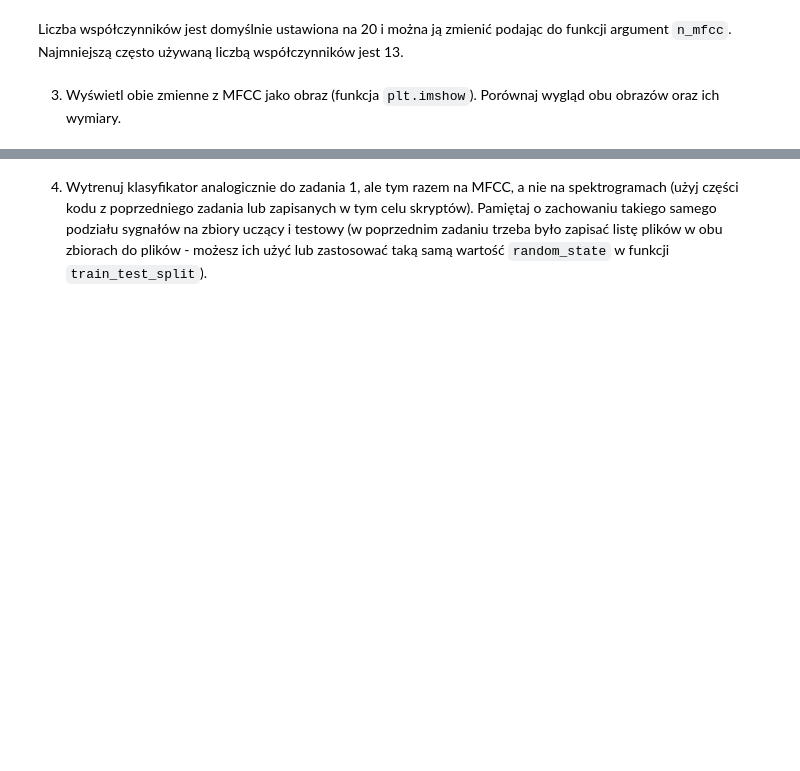
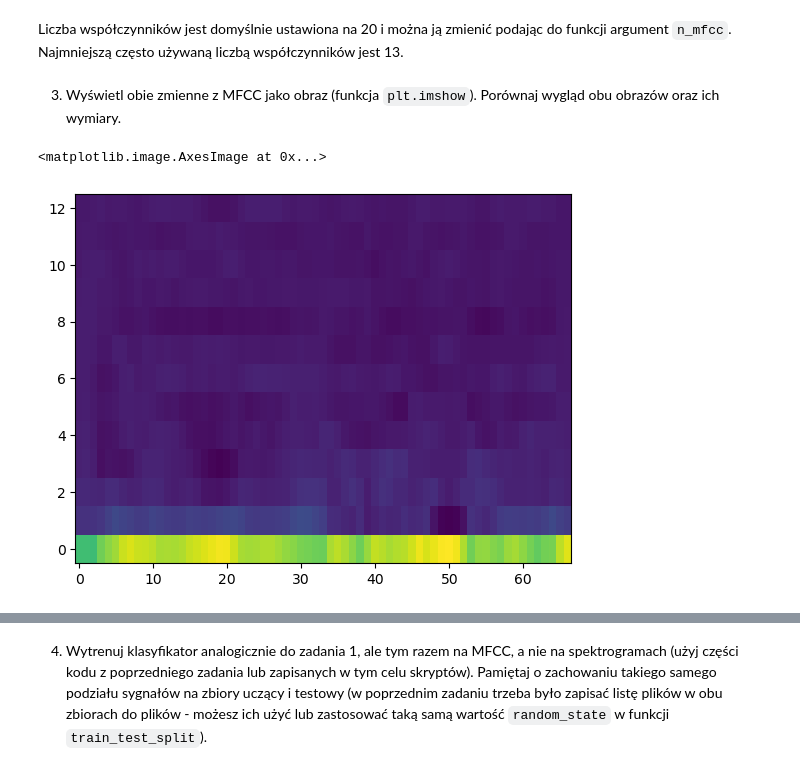
Before and after one commit to matgaj/pum2025, a Jupyter notebook: Lab2/Lab2_zad2_MFCC.ipynb, the cells around one changed output, grey strips where cells are left out. Saved outputs shown, nothing was run; the diff lists cells and outputs as text; code cells hidden in the pictures; blank space fills up the shorter version.

```diff
--- a/Lab2/Lab2_zad2_MFCC.ipynb
+++ b/Lab2/Lab2_zad2_MFCC.ipynb
@@ -17,6 +50,11 @@ print(mfcc_20_coeffs.shape) #pierwszy wymiar - liczba współczynników MFCC, dr
 # %% [markdown]
 Liczba współczynników jest domyślnie ustawiona na 20 i można ją zmienić podając do funkcji argument `n_mfcc`. Najmniejszą często używaną liczbą współczynników jest 13.
 # %%
-mfcc_13_coeffs = librosa.feature.mfcc(x, sr=fs, n_mfcc=13)
+mfcc_13_coeffs = librosa.feature.mfcc(y=data.astype(float), sr=fs, n_mfcc=13)
 # %% [markdown]
 3. Wyświetl obie zmienne z MFCC jako obraz (funkcja `plt.imshow`). Porównaj wygląd obu obrazów oraz ich wymiary.
+# %%
+plt.imshow(mfcc_13_coeffs, aspect='auto', origin='lower')
+# %% [output]
+<matplotlib.image.AxesImage at 0x...>
+[figure, added]
```
Also changed, not shown: parts of 11 cells of this notebook, 3 other files.
